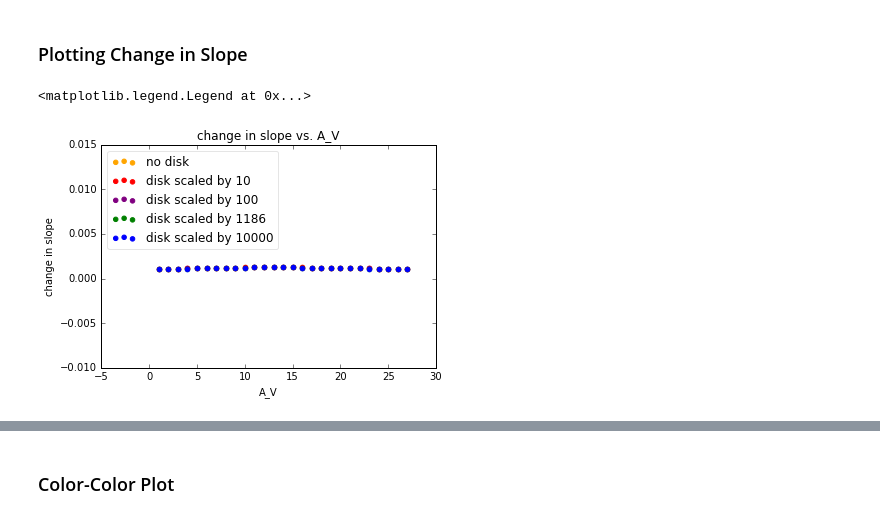
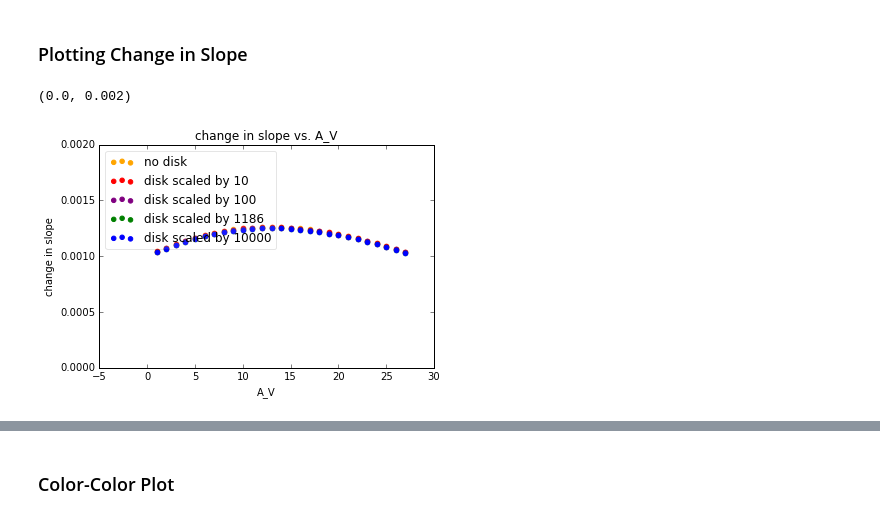
Before and after one commit to ojalae/initial-photometry, a Jupyter notebook: Plots for Extinguished Star and Extinguished Disk.ipynb, the cells around one changed output, grey strips where cells are left out. Drawn from its saved outputs; the diff is of its cells as text; code cells hidden in the pictures.

```diff
--- a/Plots for Extinguished Star and Extinguished Disk.ipynb
+++ b/Plots for Extinguished Star and Extinguished Disk.ipynb
@@ -361,7 +362,7 @@ def PlotColors(temp,numpoints,bbscale,plotcolor,labelname):
 
     plt.scatter(H_min_K_list,J_min_H_list,color=plotcolor,label=labelname)
 # %%
-def PlotSlopes(temp,numpoints,bbscale,plotcolor,labelname):
+def PlotSlopes(temp,numpoints,bbscale,plotcolor,labelname,whichplot):
     #define model spectrum
     model_wavelengths = get_model(temp)[0] #list of all wavelengths
     model_spectrum = get_model(temp)[1]/10000/10000 #list of corresponding fluxes
@@ -411,10 +412,13 @@ def PlotSlopes(temp,numpoints,bbscale,plotcolor,labelname):
             break
 
     slope_list=[]
+    A_V_slope_list=[]
     q=0
     for q in range(0,numpoints-1):
         slope = (V_mag_list[q+1]-V_mag_list[q])/(V_min_K_list[q+1]-V_min_K_list[q])
         slope_list.append(slope)
+        A_V = q+1
+        A_V_slope_list.append(A_V)
         q=q+1
         if q==numpoints-2:
             break
@@ -431,7 +435,11 @@ def PlotSlopes(temp,numpoints,bbscale,plotcolor,labelname):
         if t==numpoints-3:
             break
 
-    plt.scatter(A_V_list,delta_slope_list,color=plotcolor,label=labelname)
+    if whichplot == 'deltaslope':
+        plt.scatter(A_V_list,delta_slope_list,color=plotcolor,label=labelname)
+    if whichplot == 'slope':
+        plt.scatter(A_V_slope_list,slope_list,color=plotcolor,label=labelname)
+
     #plt.scatter(A_V_list,slope_list,color=plotcolor,label=labelname)
     #print V_mag_list
     #print V_min_K_list
@@ -491,16 +526,19 @@ plt.title('V vs. V-K')
 # %% [markdown]
 ### Plotting Change in Slope
 # %%
-PlotSlopes('5700',30,0,'orange',"no disk") #no second blackbody
-PlotSlopes('5700',30,10,'red',"disk scaled by 10") #scaled by 10
-PlotSlopes('5700',30,100,'purple',"disk scaled by 100")
-PlotSlopes('5700',30,1186,'green',"disk scaled by 1186") #properly scaled
-PlotSlopes('5700',30,10000,'blue',"disk scaled by 10000") #scaled by 10000
+PlotSlopes('5700',30,0,'orange',"no disk",'deltaslope') #no second blackbody
+PlotSlopes('5700',30,10,'red',"disk scaled by 10",'deltaslope') #scaled by 10
+PlotSlopes('5700',30,100,'purple',"disk scaled by 100",'deltaslope')
+PlotSlopes('5700',30,1186,'green',"disk scaled by 1186",'deltaslope') #properly scaled
+PlotSlopes('5700',30,10000,'blue',"disk scaled by 10000",'deltaslope') #scaled by 10000
 
 plt.xlabel("A_V")
 plt.ylabel("change in slope")
 plt.title('change in slope vs. A_V')
 plt.legend(loc='upper left',fancybox=True, framealpha=0.1)
+axes = plt.gca()
+axes.set_ylim(0.,0.002)
+#axes.set_xlim([0.5,2.5])
 # %% [output]
-<matplotlib.legend.Legend at 0x...>
+(0.0, 0.002)
-[figure, old version]
+[figure, new version]
```
Also changed, not shown: parts of 8 cells of this notebook, 2 other files.
